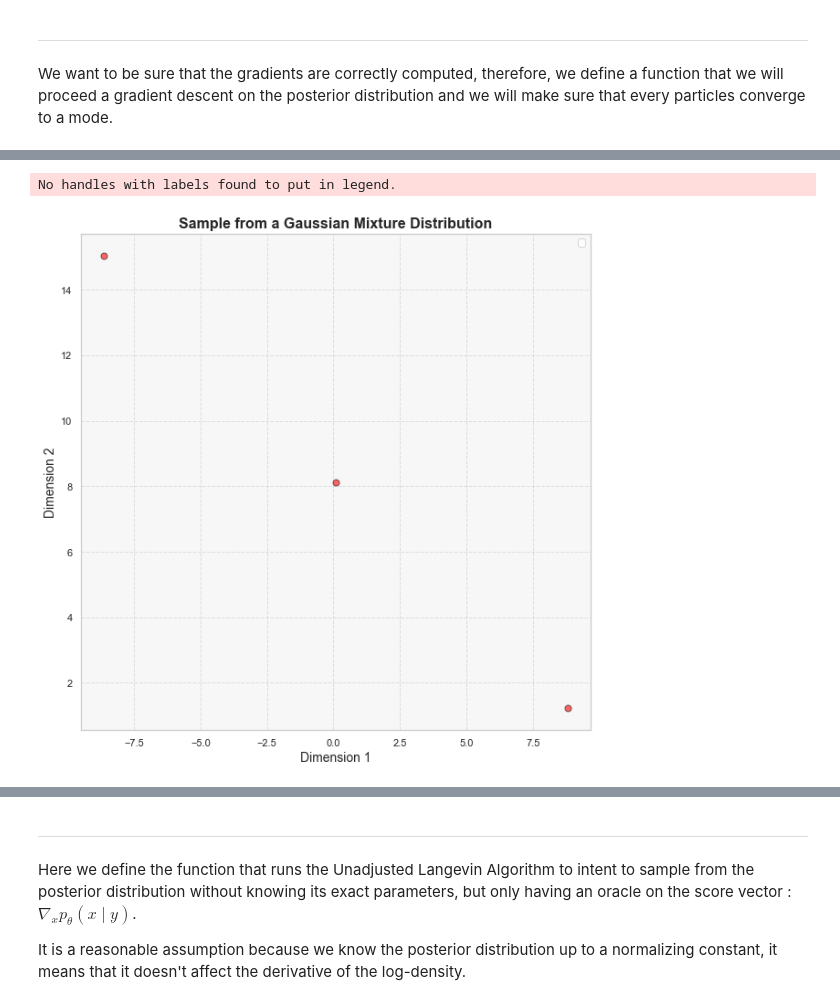
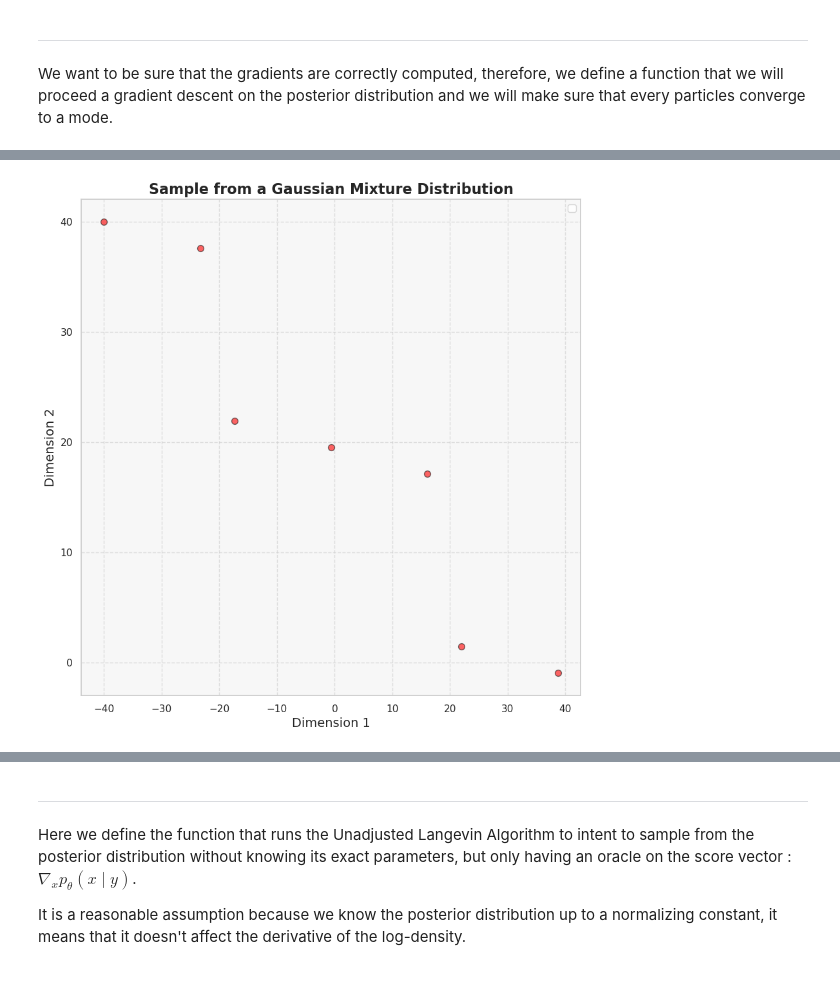
Before and after one commit to PyTomSss/Research_Project-Imperial_College, a Jupyter notebook: Interacting Particles - MMLE/IPLA - MMLE V2.ipynb, the cells around one changed output, grey strips where cells are left out. Saved outputs shown, nothing was run; the diff lists cells and outputs as text; code cells hidden in the pictures.

```diff
--- a/Interacting Particles - MMLE/IPLA - MMLE V2.ipynb
+++ b/Interacting Particles - MMLE/IPLA - MMLE V2.ipynb
@@ -159,7 +236,7 @@ def gen_prior_param(dx, size_cube):
 
     return means_prior, covariances_prior, weights_prior
 # %%
-params = gen_prior_param(20, 16)
+params = gen_prior_param(20, 40)
 # %% [output]
 Shape of means array: (25, 20)
 Unit Covariance Matrix: [[1. 0. 0. 0. 0. 0. 0. 0. 0. 0. 0. 0. 0. 0. 0. 0. 0. 0. 0. 0.]
@@ -367,5 +443,6 @@ Descent NaN 19
+# %%
+centers_posteriori, covariances_posteriori, weights_posteriori = post_params_dx(theta_star, 0.1, params[0], params[1], params[2], y_obs_dx)
 # %%
-plot_sample_dx(centers_posteriori[weights_posteriori > 0.1][:, :2])
+plot_sample_dx(centers_posteriori[weights_posteriori > 1e-40][:, :2], "")
 # %% [output]
-No handles with labels found to put in legend.
-[figure, old version]
+[figure, new version]
```
Also changed, not shown: parts of 17 cells of this notebook, 2 other files.
